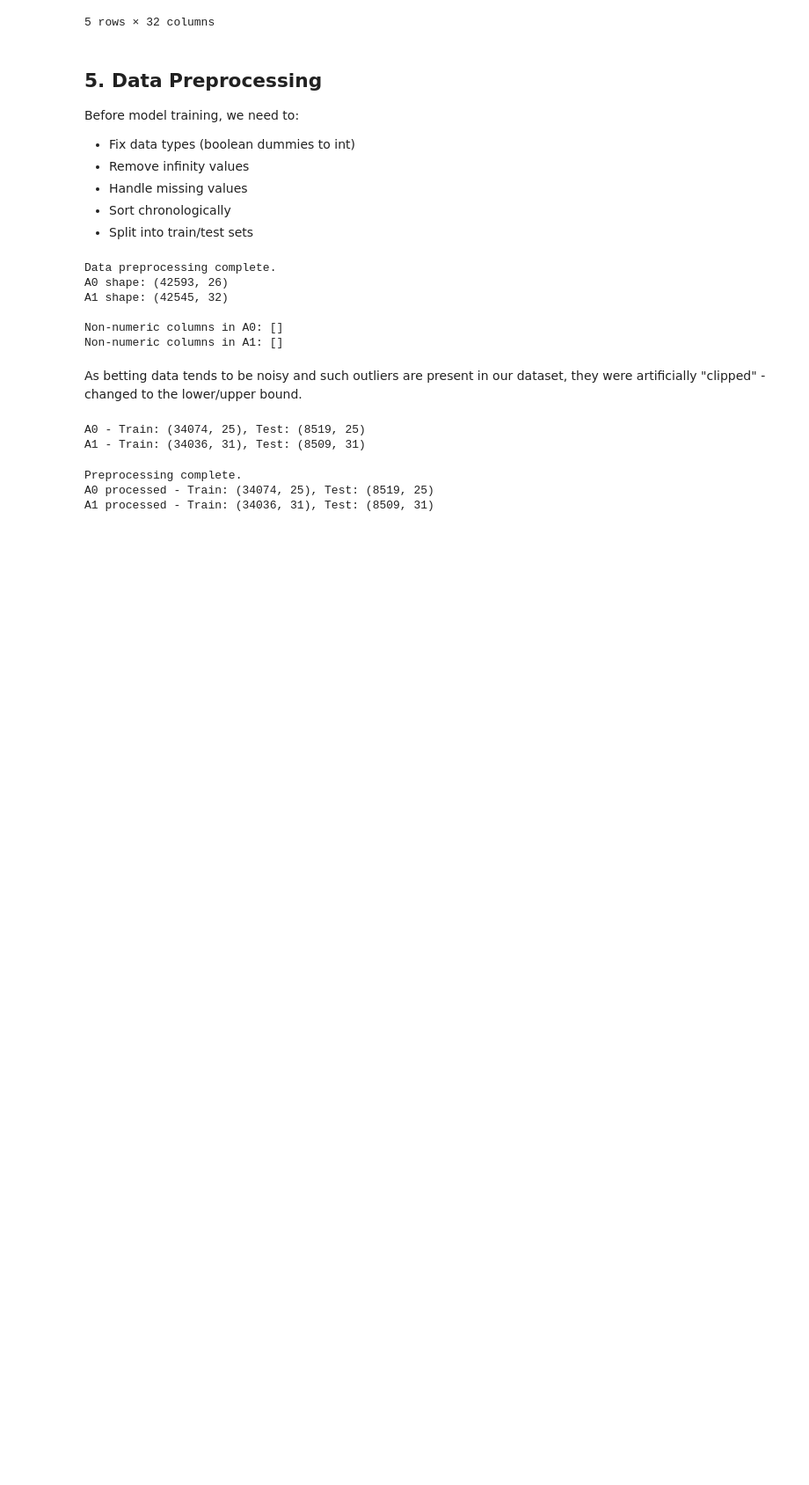
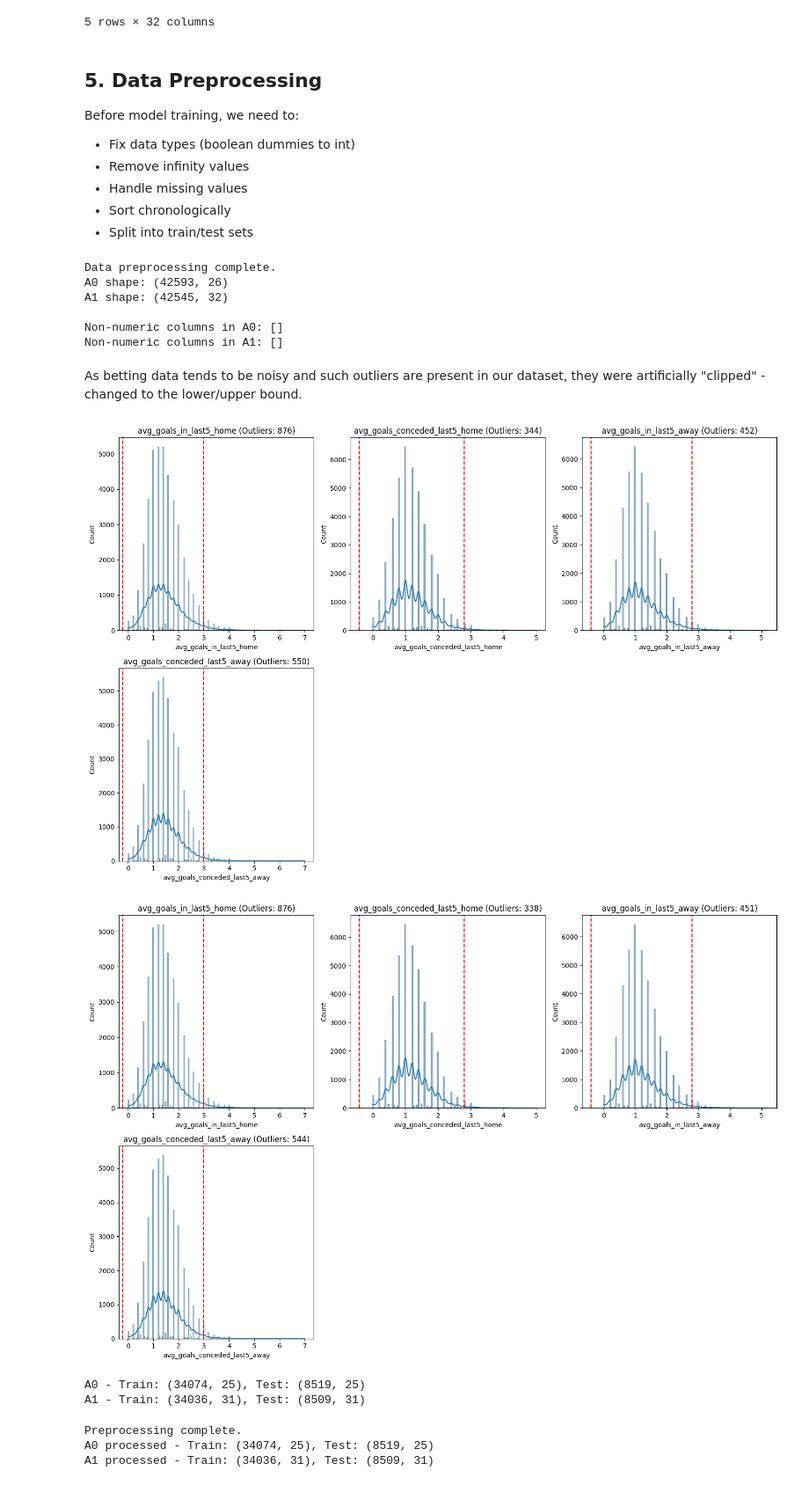
Before and after one commit to otabrzak/ml2-coursework, a Jupyter notebook: combined_coursework.ipynb, the cells around one changed output. Shown: that part at 88% size. Saved outputs shown, nothing was run; the diff lists cells and outputs as text; code cells hidden in the pictures; blank space fills up the shorter version.

Commit message:
Outliers handling, Data Leakage measures documentation, Class imbalance check

```diff
--- a/combined_coursework.ipynb
+++ b/combined_coursework.ipynb
@@ -731,6 +731,56 @@ Non-numeric columns in A0: []
 Non-numeric columns in A1: []
 # %% [markdown]
 As betting data tends to be noisy and such outliers are present in our dataset, they were artificially "clipped" - changed to the lower/upper bound.
+# %%
+def detect_outliers(df, cols):
+    """Detect outliers using IQR method and visualize distributions."""
+    outliers = {}
+    plt.figure(figsize=(15, 10))
+
+    for i, col in enumerate(cols):
+        Q1 = df[col].quantile(0.25)
+        Q3 = df[col].quantile(0.75)
+        IQR = Q3 - Q1
+        lower_bound = Q1 - 1.5 * IQR
+        upper_bound = Q3 + 1.5 * IQR
+        outlier_mask = (df[col] < lower_bound) | (df[col] > upper_bound)
+        outliers[col] = outlier_mask.sum()
+
+        # Plot distribution
+        plt.subplot(len(cols)//3 + 1, 3, i+1)
+        sns.histplot(df[col], kde=True)
+        plt.axvline(lower_bound, color='r', linestyle='--')
+        plt.axvline(upper_bound, color='r', linestyle='--')
+        plt.title(f"{col} (Outliers: {outlier_mask.sum()})")
+
+    plt.tight_layout()
+    plt.show()
+    return outliers
+
+# Check for outliers in key features
+numeric_cols = ['avg_goals_in_last5_home', 'avg_goals_conceded_last5_home',
+                'avg_goals_in_last5_away', 'avg_goals_conceded_last5_away']
+
+detect_outliers(data_og_a0_encoded, numeric_cols)
+detect_outliers(data_big_a1_encoded, numeric_cols)
+
+def clip_outliers(df, cols):
+    """Clip extreme values to reasonable bounds."""
+    df_copy = df.copy()
+    for col in cols:
+        Q1 = df_copy[col].quantile(0.05)  # 5th percentile
+        Q3 = df_copy[col].quantile(0.95)  # 95th percentile
+        IQR = Q3 - Q1
+        lower_bound = Q1 - 2.0 * IQR
+        upper_bound = Q3 + 2.0 * IQR
+        df_copy[col] = df_copy[col].clip(lower_bound, upper_bound)
+    return df_copy
+
+data_og_a0_encoded = clip_outliers(data_og_a0_encoded, numeric_cols)
+data_big_a1_encoded = clip_outliers(data_big_a1_encoded, numeric_cols)
+# %% [output]
+[figure, added]
+[figure, added]
 # %%
 # Chronological train/test split (80/20)
 # Since data is already sorted chronologically from feature engineering, we split by index
```
Also changed, not shown: parts of 2 cells of this notebook.
